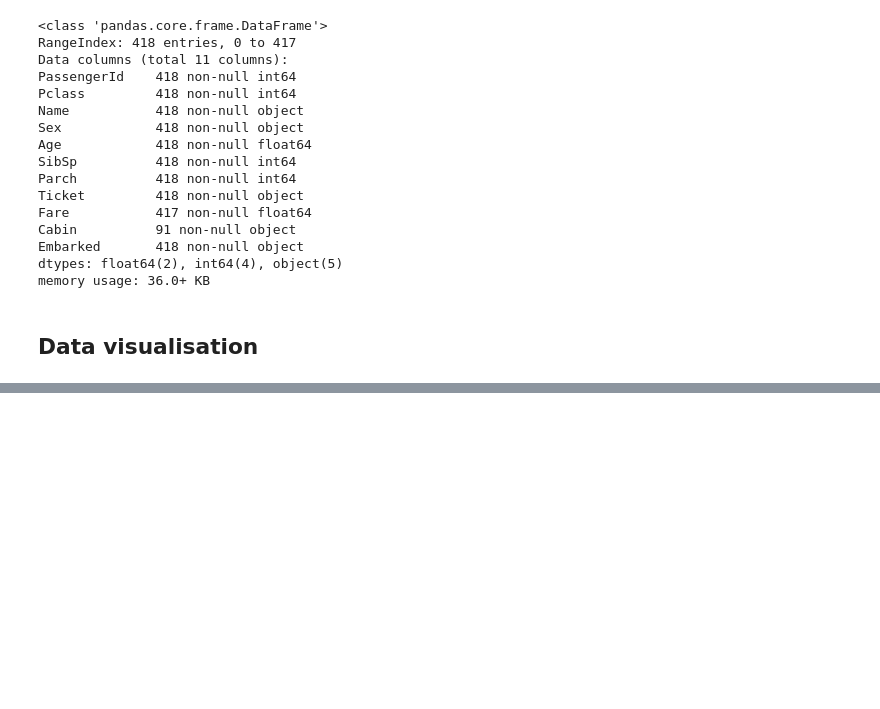
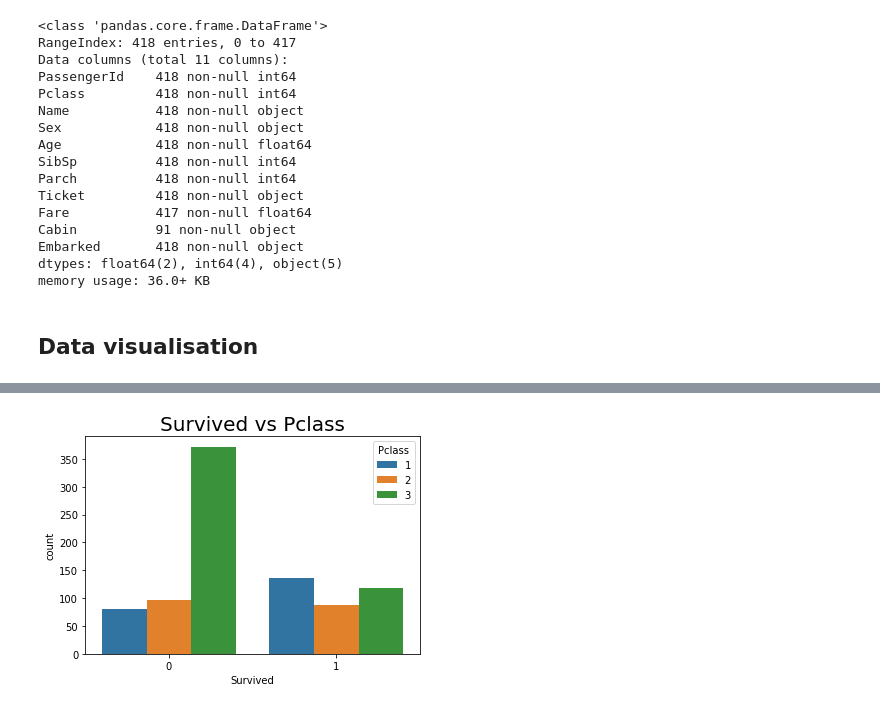
Before and after one commit to gilbeckers/titanic, a Jupyter notebook: DataVisulisation-and-XGBClassifier.ipynb, the cells around one changed output, grey strips where cells are left out. Cells and saved outputs as stored; diff of their text form; code cells hidden in the pictures; blank space fills up the shorter version.

```diff
--- a/DataVisulisation-and-XGBClassifier.ipynb
+++ b/DataVisulisation-and-XGBClassifier.ipynb
@@ -221,0 +240,6 @@ plt.show()
+# %%
+sb.countplot(x='Survived', hue='Pclass',data=train)
+plt.title('Survived vs Pclass', fontsize = 20)
+plt.show()
+# %% [output]
+[figure, added]
```
Also changed, not shown: parts of 37 cells of this notebook, 1 other file.
